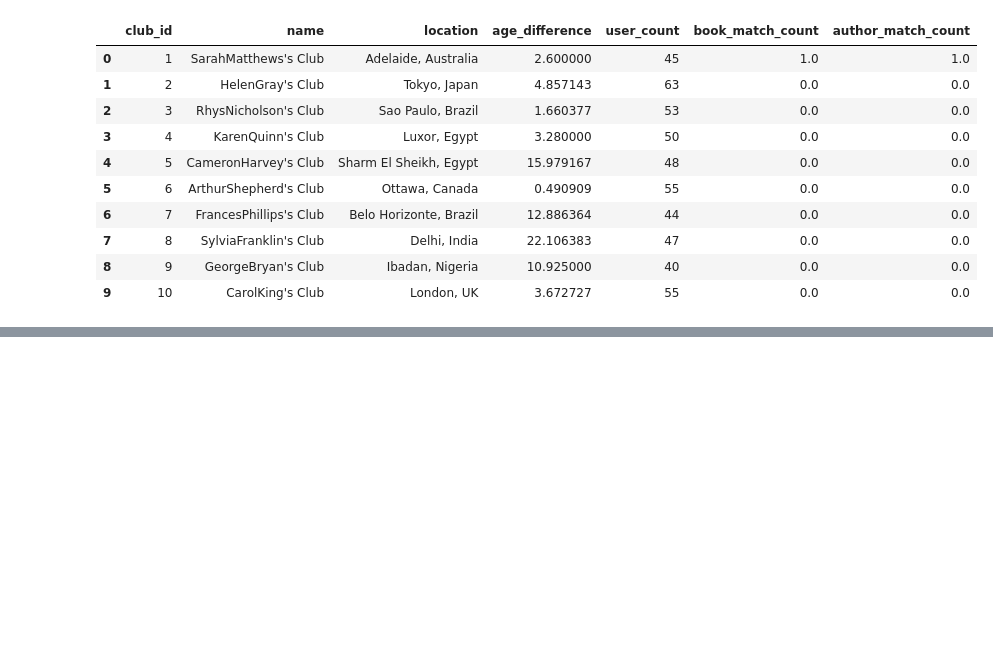
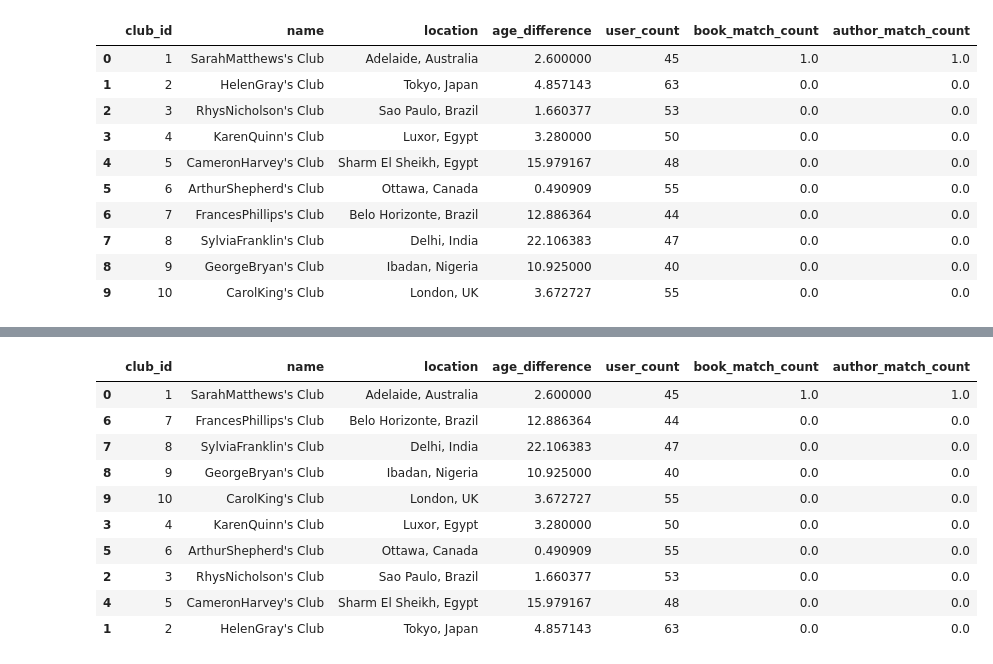
Before and after one commit to laurenceandrews/auguread, a Jupyter notebook: clubs/club-to-user-recommender/club-to-user-recommender.ipynb, the cells around one changed output, grey strips where cells are left out. Drawn from its saved outputs; the diff is of its cells as text; code cells hidden in the pictures; blank space fills up the shorter version.

Commit message:
Order end match by varying columns

```diff
--- a/clubs/club-to-user-recommender/club-to-user-recommender.ipynb
+++ b/clubs/club-to-user-recommender/club-to-user-recommender.ipynb
@@ -428,7 +436,0 @@ favourite books and favourite authors</p>
-# %%
-# Order based on equal weighting
-
-best_clubs_df['order'] = best_clubs_df.rank().sum(axis=1)
-best_clubs_df.sort_values('order', inplace=True, ascending=False)
-
-best_clubs_df
@@ -448,0 +437,20 @@ best_clubs_df
+# %%
+# Order if location matters
+
+# TO DO: Add column for location match/distance from user (in cell above), and use that in the ordering
+
+best_clubs_df = best_clubs_df.sort_values(["location", "book_match_count", "author_match_count", "user_count", "age_difference"], \
+    ascending = [True, False, False, False, True])
+best_clubs_df
+# %% [output]
+|  | club_id | name | location | age_difference | user_count | book_match_count | author_match_count |
+| 0 | 1 | SarahMatthews's Club | Adelaide, Australia | 2.600000 | 45 | 1.0 | 1.0 |
+| 6 | 7 | FrancesPhillips's Club | Belo Horizonte, Brazil | 12.886364 | 44 | 0.0 | 0.0 |
+| 7 | 8 | SylviaFranklin's Club | Delhi, India | 22.106383 | 47 | 0.0 | 0.0 |
+| 8 | 9 | GeorgeBryan's Club | Ibadan, Nigeria | 10.925000 | 40 | 0.0 | 0.0 |
+| 9 | 10 | CarolKing's Club | London, UK | 3.672727 | 55 | 0.0 | 0.0 |
+| 3 | 4 | KarenQuinn's Club | Luxor, Egypt | 3.280000 | 50 | 0.0 | 0.0 |
+| 5 | 6 | ArthurShepherd's Club | Ottawa, Canada | 0.490909 | 55 | 0.0 | 0.0 |
+| 2 | 3 | RhysNicholson's Club | Sao Paulo, Brazil | 1.660377 | 53 | 0.0 | 0.0 |
+| 4 | 5 | CameronHarvey's Club | Sharm El Sheikh, Egypt | 15.979167 | 48 | 0.0 | 0.0 |
+| 1 | 2 | HelenGray's Club | Tokyo, Japan | 4.857143 | 63 | 0.0 | 0.0 |
```
Also changed, not shown: parts of 4 cells of this notebook.
